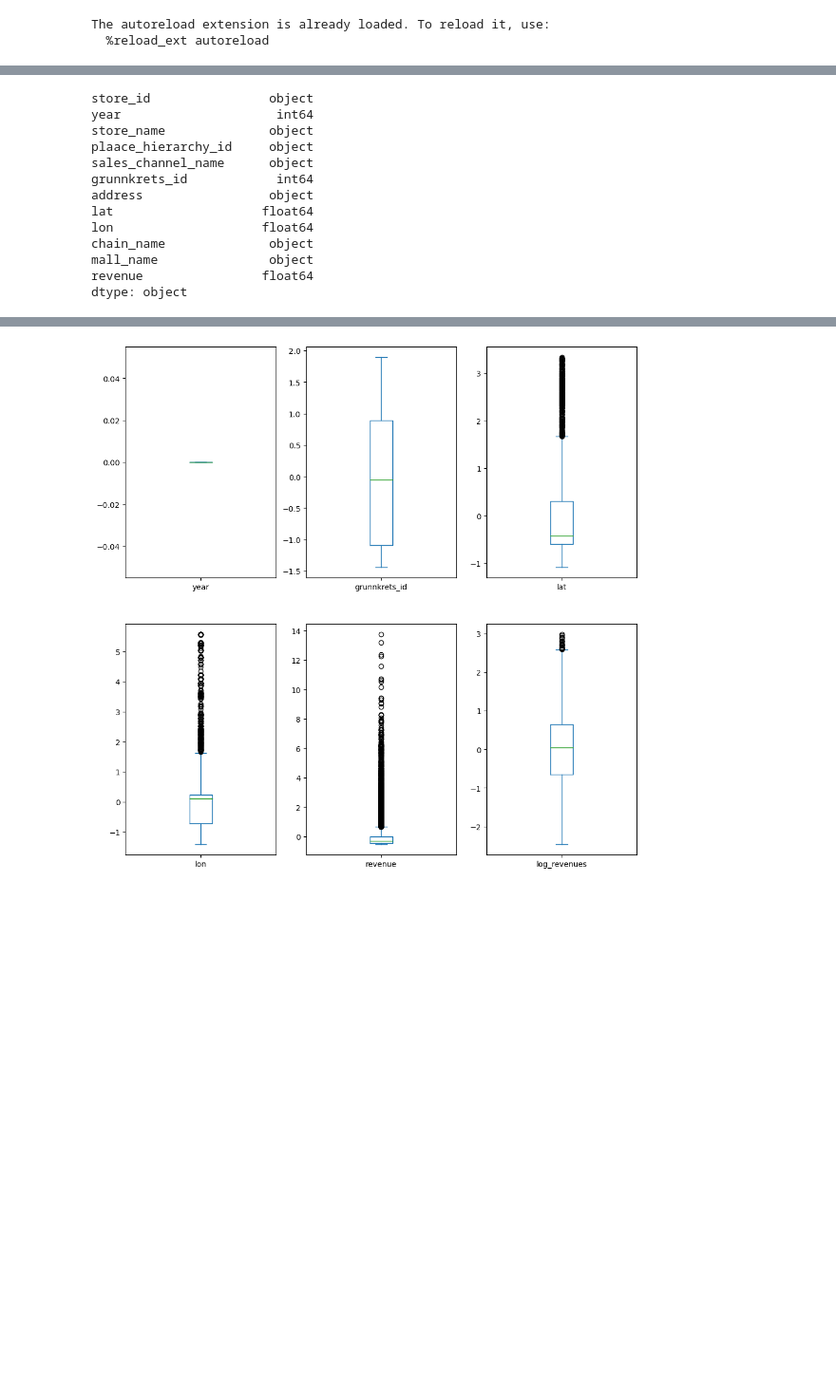
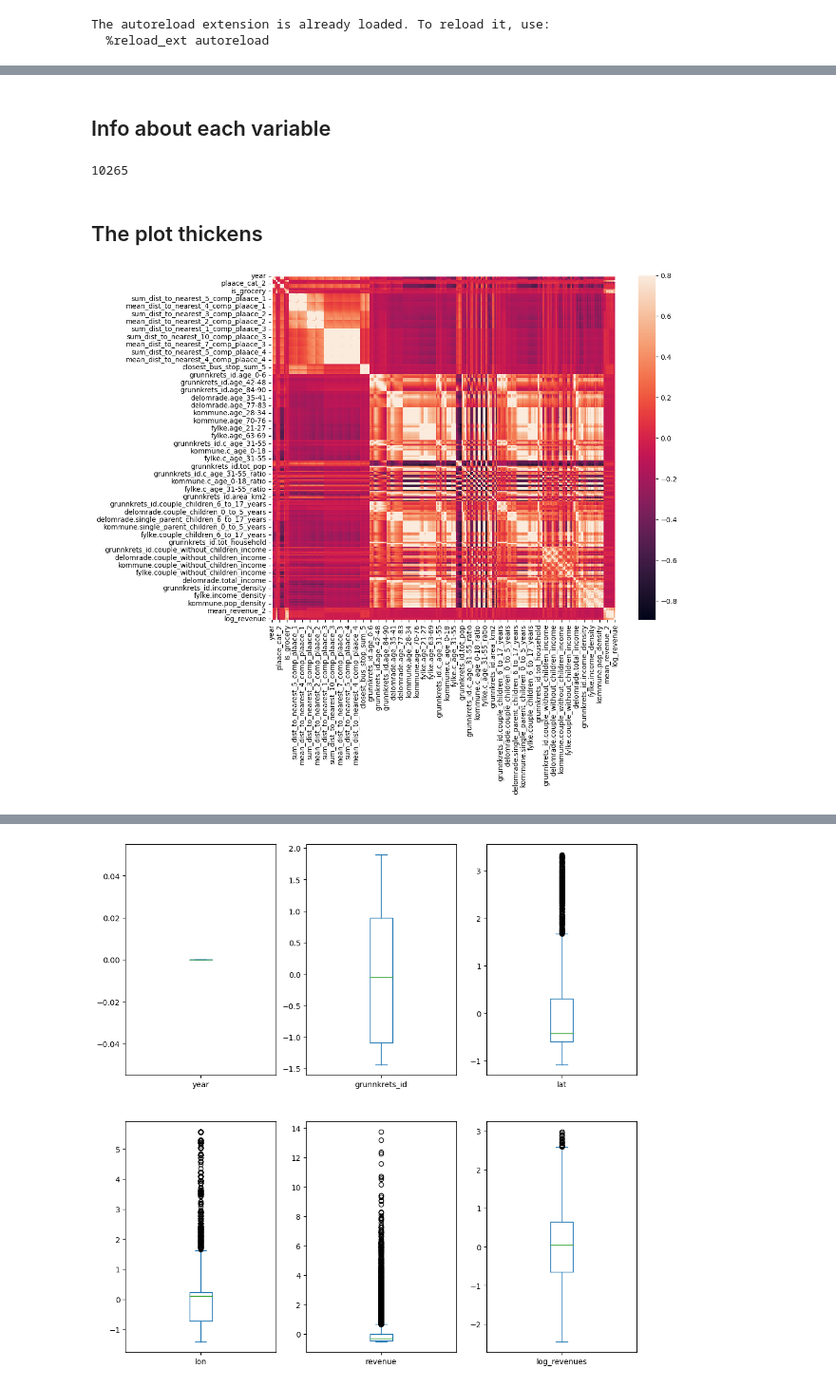
Before and after one commit to halvorlinder/TDT4173-Machine-Learning, a Jupyter notebook: outliers.ipynb, the cells around one changed output, grey strips where cells are left out. Shown at 95% size. Drawn from its saved outputs; the diff is of its cells as text; code cells hidden in the pictures; blank space fills up the shorter version.

Commit message:
experiment removing lower revenue

```diff
--- a/outliers.ipynb
+++ b/outliers.ipynb
@@ -16,3 +15,8 @@ stores_train = pd.read_csv("data/stores_train.csv")
+# %%
+stores_train = pd.read_csv("temp_data/full_features_train.csv", index_col=0)
+stores_val = pd.read_csv("temp_data/full_features_val.csv", index_col=0)
+stores_extra = pd.read_csv("temp_data/full_features_extra.csv", index_col=0)
+stores_test = pd.read_csv("temp_data/full_features_test.csv", index_col=0)
 # %%
 stores_train.shape
 # %% [output]
@@ -20,16 +23,0 @@ stores_train.shape
-# %%
-stores_train.dtypes
-# %% [output]
-store_id                object
-year                     int64
-store_name              object
-plaace_hierarchy_id     object
-sales_channel_name      object
-grunnkrets_id            int64
-address                 object
-lat                    float64
-lon                    float64
-chain_name              object
-mall_name               object
-revenue                float64
-dtype: object
@@ -35,0 +26,15 @@ dtype: object
+# %% [markdown]
+## Info about each variable
+# %%
+stores_train["store_name"].nunique()
+# %% [output]
+10265
+# %% [markdown]
+## The plot thickens
+# %%
+#correlation matrix
+corrmat = stores_train.corr()
+f, ax = plt.subplots(figsize=(12, 9))
+sns.heatmap(corrmat, vmax=.8, square=True);
+# %% [output]
+[figure, added]
```
Also changed, not shown: parts of 17 cells of this notebook.
